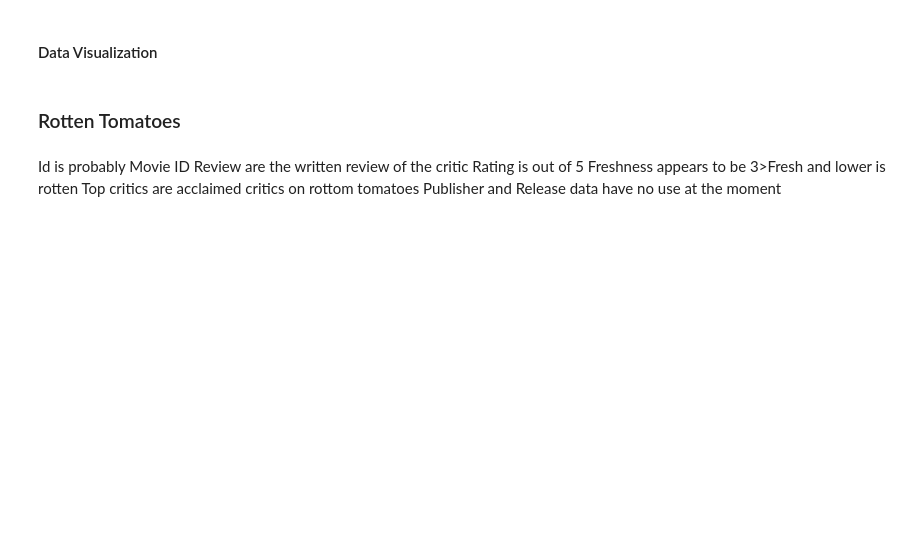
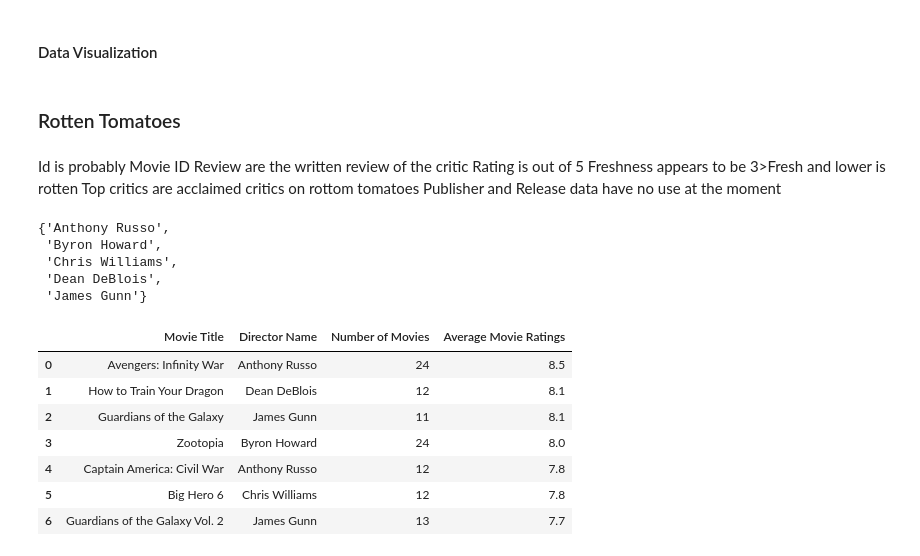
Before and after one commit to Tommyphung1/Movie_Anaylsis_for_Profit-, a Jupyter notebook: movie_code.ipynb, the cells around one changed output. Cells and saved outputs as stored; diff of their text form; code cells hidden in the pictures; blank space fills up the shorter version.

```diff
--- a/movie_code.ipynb
+++ b/movie_code.ipynb
@@ -322,0 +463,44 @@ df_5
+# %%
+Recommended_dir = pd.read_sql("""SELECT primary_title AS 'Movie Title'
+                ,persons.primary_name AS 'Director Name'
+                , COUNT(movie_id) AS 'Number of Movies'
+                ,AVG(averagerating) AS 'Average Movie Ratings'
+FROM movie_ratings
+JOIN movie_basics
+    USING (movie_id)
+JOIN directors
+    USING (movie_id)
+JOIN persons
+    USING (person_id)
+WHERE primary_title IN ('Avengers: Infinity War',
+                         'How to Train Your Dragon',
+                         'Guardians of the Galaxy',
+                         'Zootopia',
+                         'Captain America: Civil War',
+                         'Big Hero 6',
+                         'Guardians of the Galaxy Vol. 2')
+GROUP BY primary_title
+HAVING AVG(averagerating) > 6.332729 AND COUNT(movie_id) > 10
+
+ORDER BY AVG(averagerating) DESC
+LIMIT 100
+""", conn)
+# %%
+set(Recommended_dir['Director Name'])
+# %% [output]
+{'Anthony Russo',
+ 'Byron Howard',
+ 'Chris Williams',
+ 'Dean DeBlois',
+ 'James Gunn'}
+# %%
+Recommended_dir
+# %% [output]
+|  | Movie Title | Director Name | Number of Movies | Average Movie Ratings |
+| 0 | Avengers: Infinity War | Anthony Russo | 24 | 8.5 |
+| 1 | How to Train Your Dragon | Dean DeBlois | 12 | 8.1 |
+| 2 | Guardians of the Galaxy | James Gunn | 11 | 8.1 |
+| 3 | Zootopia | Byron Howard | 24 | 8.0 |
+| 4 | Captain America: Civil War | Anthony Russo | 12 | 7.8 |
+| 5 | Big Hero 6 | Chris Williams | 12 | 7.8 |
+| 6 | Guardians of the Galaxy Vol. 2 | James Gunn | 13 | 7.7 |
```
Also changed, not shown: parts of 19 cells of this notebook.
